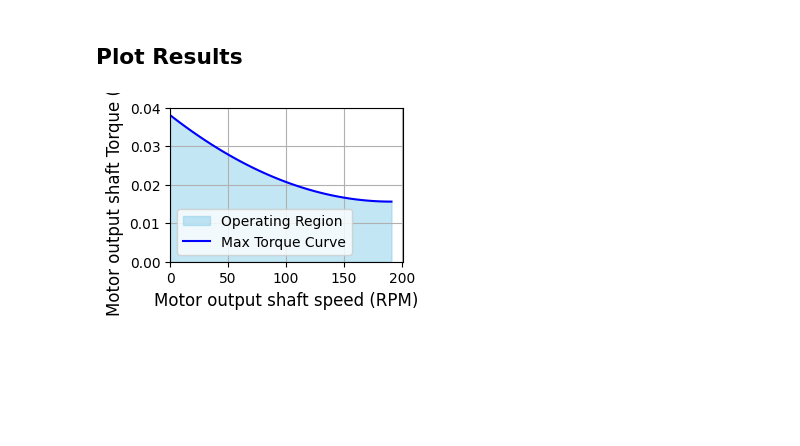
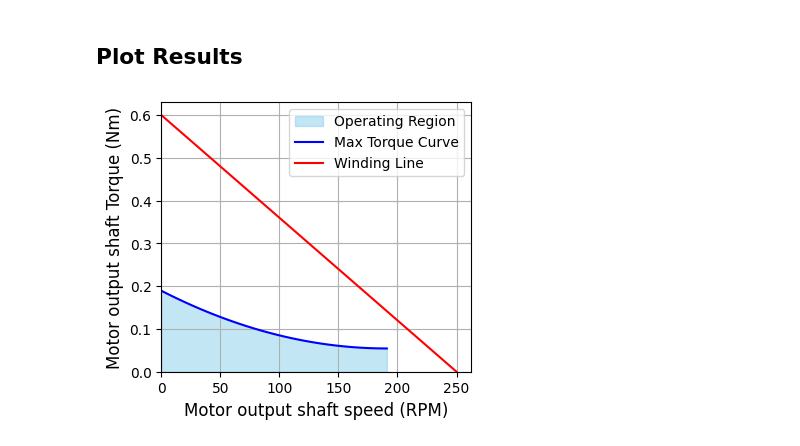
Before and after one commit to Loneli999/WALT, a Jupyter notebook: Electrical_Design/Performance_Analysis/Motor_Performance_Analysis.ipynb, the cells around one changed output. Cells and saved outputs as stored; diff of their text form; code cells hidden in the pictures; blank space fills up the shorter version.

```diff
--- a/Electrical_Design/Performance_Analysis/Motor_Performance_Analysis.ipynb
+++ b/Electrical_Design/Performance_Analysis/Motor_Performance_Analysis.ipynb
@@ -6,12 +6,12 @@ from scipy.integrate import quad
 ## Requirements Calculation
 # %%
 # Physical parameters of the robot
-mass = 1 # in kg
+mass = 3 # in kg
 wheel_radius = 0.05 # in meters
 C_rr = 0.02 # Rolling resistance coefficient
 
 # Motion requirements
-max_acceleration = 2 # in m/s²
+max_acceleration = 4 # in m/s²
 max_speed = 1 # in m/s²
 max_slope_deg = 5 # in degree
 
@@ -80,52 +80,40 @@ for i, slope in enumerate(slopes):
 ## Winding Line Calculation
 # %%
 # Given operating speed at no load out of the Datasheet in RPM
-no_load_speed_3V = 120 # When operated with 3V
 no_load_speed_6V = 250 # When operated with 6V
 
-# Given stall torque out of the Datasheet in kg*cm
-stall_torque_3V_kgcm = 0.4 # When operated with 3V
-stall_torque_6V_kgcm = 0.8 # When operated with 6V
-
-# Transform into N*m
-stall_torque_3V = 0.0981 * stall_torque_3V_kgcm
-stall_torque_6V = 0.0981 * stall_torque_6V_kgcm
+# Given Stall Torque in NM
+stall_torque_6V = 0.6
 # %%
-gear_ratio = 48
-
-# Winding line when operated with 3V
-def winding_line_3V(RPM):
-    T = stall_torque_3V * gear_ratio * (1 - (RPM/no_load_speed_3V))
-    return T
-
 # Winding line when operated with 6V
 def winding_line_6V(RPM):
-    T = stall_torque_6V * gear_ratio * (1 - (RPM/no_load_speed_6V))
+    T = stall_torque_6V * (1 - (RPM/no_load_speed_6V))
     return T
 # %% [markdown]
 ## Plot Results
 # %%
 # Generate RPM values for the winding lines
 rpm_values = np.linspace(0, 250, 100)
 
 # Plot the operating region
-plt.figure(figsize=(3, 2))
+plt.figure(figsize=(4, 3.5))
 max_T_wheel = np.max(T_wheel, axis=0)
 def speed_to_rpm(speed):
     return (speed * 60) / (2 * np.pi * wheel_radius)
 plt.fill_between(speed_to_rpm(speeds), max_T_wheel, color='skyblue', alpha=0.5, label='Operating Region')
 plt.plot(speed_to_rpm(speeds), max_T_wheel, color='blue', label='Max Torque Curve')
 
-# Plot the winding lines
-
+# Plot the winding line
+plt.plot(rpm_values, winding_line_6V(rpm_values), color = "red", label="Winding Line")
 
 # Customize the plot
 plt.xlabel('Motor output shaft speed (RPM)', fontsize=12)
 plt.ylabel('Motor output shaft Torque (Nm)', fontsize=12)
 plt.ylim(bottom=0)
 plt.xlim(left=0)
 plt.grid(True)
 plt.legend()
+plt.savefig("Motor_Performance_Analysis_plot.png", dpi=300, bbox_inches='tight')
 plt.show()
 # %% [output]
-[figure, old version]
+[figure, new version]
```
Also changed, not shown: parts of 3 cells of this notebook, 4 other files.
